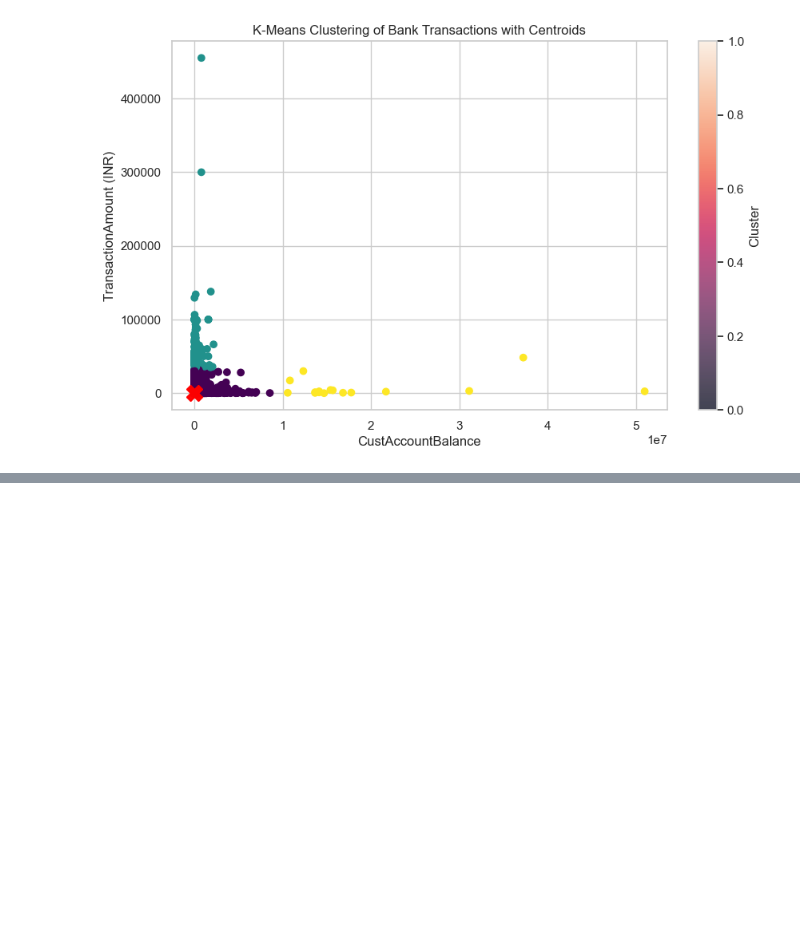
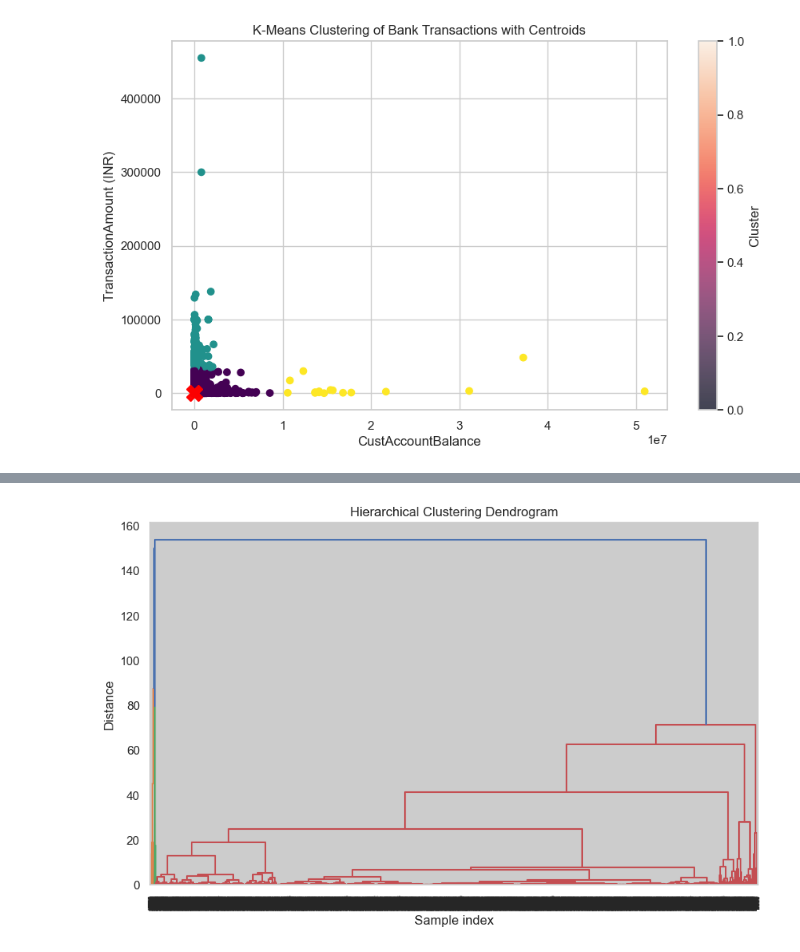
Before and after one commit to Ansareze/K-Means-Clustering, a Jupyter notebook: K-Means-Clustering.ipynb, the cells around one changed output, grey strips where cells are left out. Saved outputs shown, nothing was run; the diff lists cells and outputs as text; code cells hidden in the pictures; blank space fills up the shorter version.

```diff
--- a/K-Means-Clustering.ipynb
+++ b/K-Means-Clustering.ipynb
@@ -134,0 +155,11 @@ plt.show()
+# %%
+# Hierarchical clustering
+Z = linkage(scaled_features, method='ward')
+plt.figure(figsize=(10, 6))
+dendrogram(Z, orientation='top', distance_sort='descending', show_leaf_counts=True)
+plt.title("Hierarchical Clustering Dendrogram")
+plt.xlabel("Sample index")
+plt.ylabel("Distance")
+plt.show()
+# %% [output]
+[figure, added]
```
Also changed, not shown: parts of 3 cells of this notebook.
